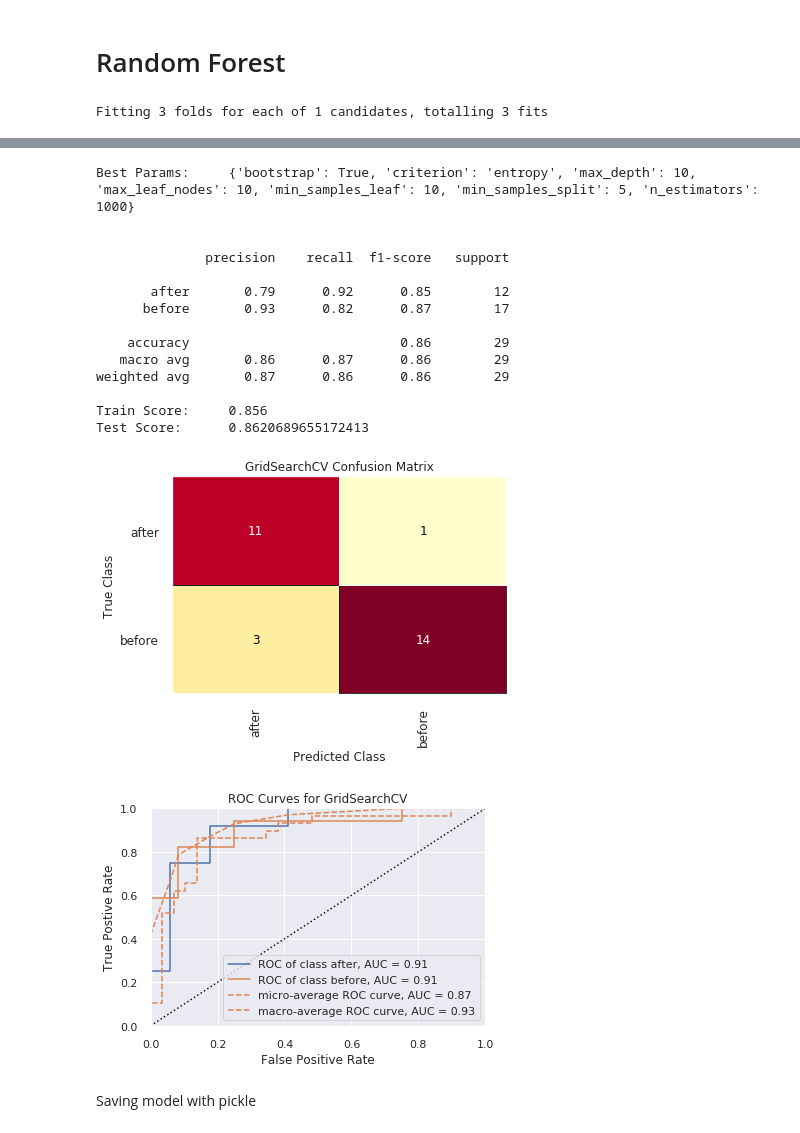
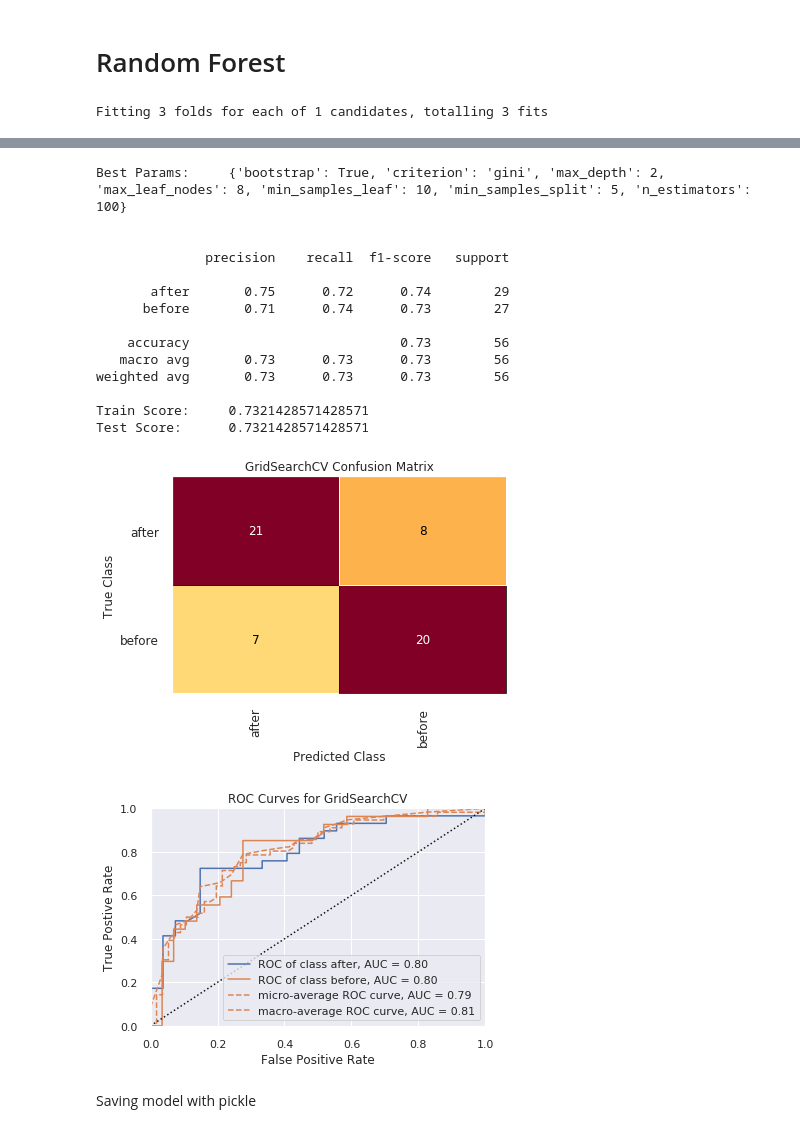
Before and after one commit to QED0711/wiki_learn, a Jupyter notebook: exploration/label_classifier.ipynb, the cells around one changed output, grey strips where cells are left out. Cells and saved outputs as stored; diff of their text form; code cells hidden in the pictures.

```diff
--- a/exploration/label_classifier.ipynb
+++ b/exploration/label_classifier.ipynb
@@ -85,10 +85,10 @@ X = labeled_df.drop([
     "similarity_rank",
 
     # trimming less valuable estimators
-#     "shortest_path_length_to_entry",
-#     "primary_link",
-#     "category_matches_with_source",
-#     "shortest_path_length_from_entry",
+    "shortest_path_length_to_entry",
+    "primary_link",
+    "category_matches_with_source",
+    "shortest_path_length_from_entry",
 #     "in_edges",
 #     "adjusted_reciprocity",
 
@@ -97,20 +97,32 @@ y = labeled_df.label
 
 cols = X.columns
 
+# class imbalance
 ros = RandomOverSampler()
 rus = RandomUnderSampler()
+smote = SMOTE()
 
-# # class imbalance undersampling
+#################
+# UNDERSAMPLING #
+#################
 # X, y = rus.fit_sample(X, y)
 
 # X = pd.DataFrame(X, columns=cols)
 # y = pd.Series(y)
 
-#basic train test split
-# X_train, X_test, y_train, y_test = train_test_split(X, y, train_size=0.90)
+#########
+# SMOTE #
+#########
+X, y = smote.fit_sample(X, y)
+X = pd.DataFrame(X, columns=cols)
+y = pd.Series(y)
 
+# basic train test split
+X_train, X_test, y_train, y_test = train_test_split(X, y, train_size=0.8)
 
-# # class imbalance oversampling
+################
+# OVERSAMPLING #
+################
 # X_train, y_train = ros.fit_sample(X_train, y_train)
 # X_train = pd.DataFrame(X_train, columns=cols)
 # y_train = pd.Series(y_train)
@@ -119,9 +131,10 @@ rus = RandomUnderSampler()
 # X_test = pd.DataFrame(X_test, columns=cols)
 # y_test = pd.Series(y_test)
 
-# Full data
-X_train = X
-y_train = y
+
+# # Full data
+# X_train = X
+# y_train = y
 
 print("Train Classes:")
 print(y_train.value_counts(), "\n")
@@ -146,12 +159,12 @@ rf = RandomForestClassifier(n_jobs=-1, random_state=42)
 params = {
 #     "pca__n_components": [4,5,6,7,8,9],
 
-    "criterion": ["entropy"], # entropy
-    "n_estimators": [1000], # 100
-    "max_depth": [10], # 10
+    "criterion": ["gini"], # entropy
+    "n_estimators": [100], # 100
+    "max_depth": [2], # 10
     "min_samples_split": [5], # 5
     "min_samples_leaf": [10], # 10
-    "max_leaf_nodes": [10], # 8
+    "max_leaf_nodes": [8], # 8
     "bootstrap": [True]
 
 }
@@ -169,8 +182,8 @@ print("Best Params:\t", rf_model.best_params_, "\n\n")
 print(classification_report(y_test, y_preds, target_names=rf_model.classes_))
 print("Train Score:\t", rf_model.score(X_train, y_train))
 print("Test Score:\t", cm.score(X_test, y_test))
+
 cm.poof()
-
 
 visualizer.score(X_test, y_test)
 visualizer.poof()
@@ -181,19 +194,19 @@ Fitting 3 folds for each of 1 candidates, totalling 3 fits
-Best Params:     {'bootstrap': True, 'criterion': 'entropy', 'max_depth': 10, 'max_leaf_nodes': 10, 'min_samples_leaf': 10, 'min_samples_split': 5, 'n_estimators': 1000}
+Best Params:     {'bootstrap': True, 'criterion': 'gini', 'max_depth': 2, 'max_leaf_nodes': 8, 'min_samples_leaf': 10, 'min_samples_split': 5, 'n_estimators': 100}
 
 
               precision    recall  f1-score   support
 
-       after       0.79      0.92      0.85        12
-      before       0.93      0.82      0.87        17
+       after       0.75      0.72      0.74        29
+      before       0.71      0.74      0.73        27
 
-    accuracy                           0.86        29
-   macro avg       0.86      0.87      0.86        29
-weighted avg       0.87      0.86      0.86        29
+    accuracy                           0.73        56
+   macro avg       0.73      0.73      0.73        56
+weighted avg       0.73      0.73      0.73        56
 
-Train Score:     0.856
-Test Score:      0.8620689655172413
+Train Score:     0.7321428571428571
+Test Score:      0.7321428571428571
-[figure, old version]
+[figure, new version]
-[figure, old version]
+[figure, new version]
 # %% [markdown]
 Saving model with pickle
 # %%
```
Also changed, not shown: parts of 11 cells of this notebook, 5 other files.
